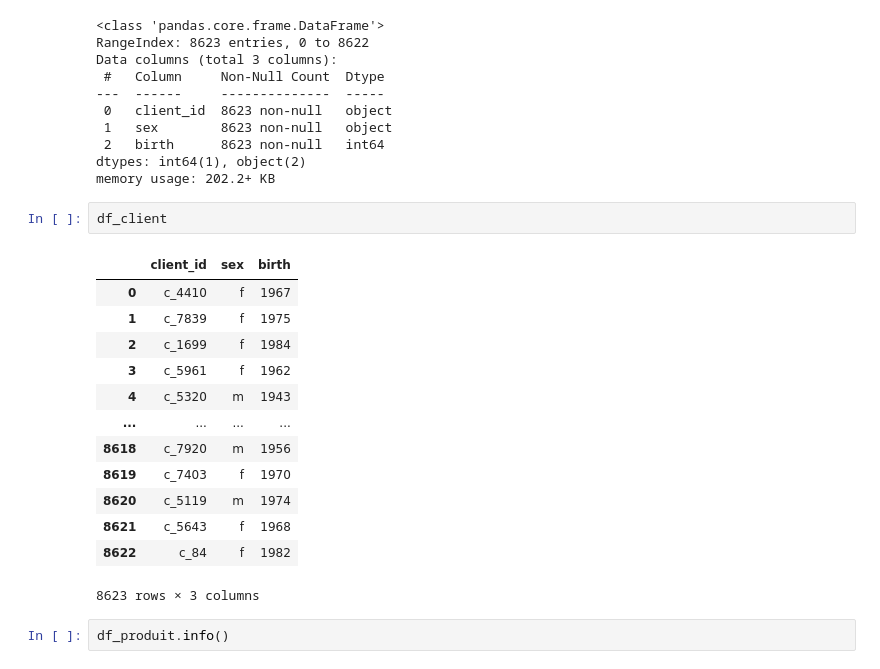
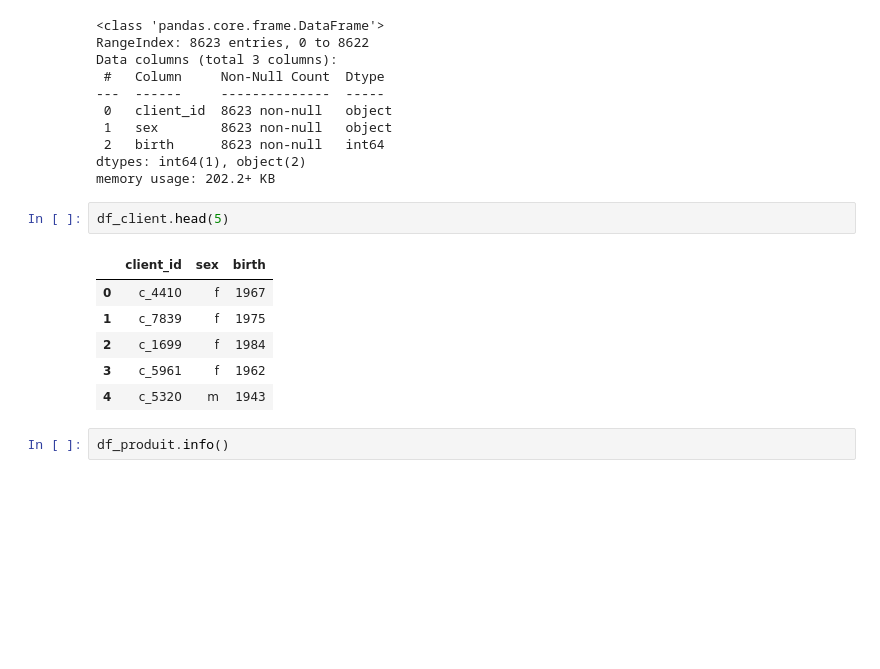
Before and after one commit to lilifull/Brief_7, a Jupyter notebook: Analyse_Librairie.ipynb, the cells around one changed output. Saved outputs shown, nothing was run; the diff lists cells and outputs as text; blank space fills up the shorter version.

```diff
--- a/Analyse_Librairie.ipynb
+++ b/Analyse_Librairie.ipynb
@@ -57,21 +51,14 @@ Data columns (total 3 columns):
 dtypes: int64(1), object(2)
 memory usage: 202.2+ KB
 # %%
-df_client
+df_client.head(5)
 # %% [output]
 |  | client_id | sex | birth |
 | 0 | c_4410 | f | 1967 |
 | 1 | c_7839 | f | 1975 |
 | 2 | c_1699 | f | 1984 |
 | 3 | c_5961 | f | 1962 |
 | 4 | c_5320 | m | 1943 |
-| ... | ... | ... | ... |
-| 8618 | c_7920 | m | 1956 |
-| 8619 | c_7403 | f | 1970 |
-| 8620 | c_5119 | m | 1974 |
-| 8621 | c_5643 | f | 1968 |
-| 8622 | c_84 | f | 1982 |
-8623 rows × 3 columns
 # %%
 df_produit.info()
 # %% [output]
```
Also changed, not shown: parts of 66 cells of this notebook.
